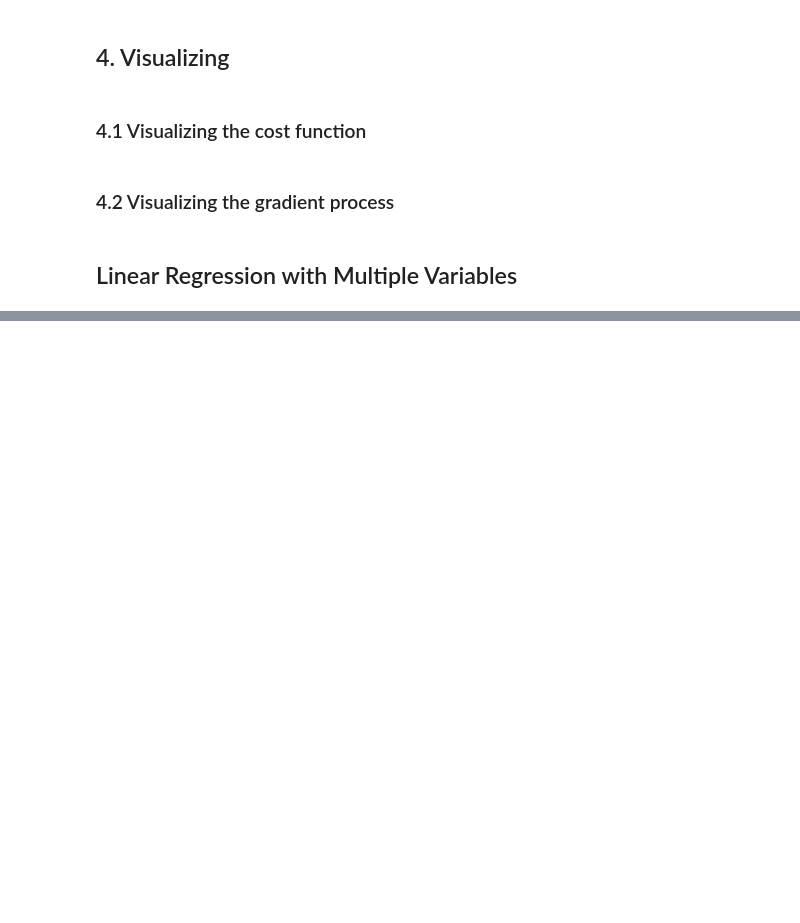
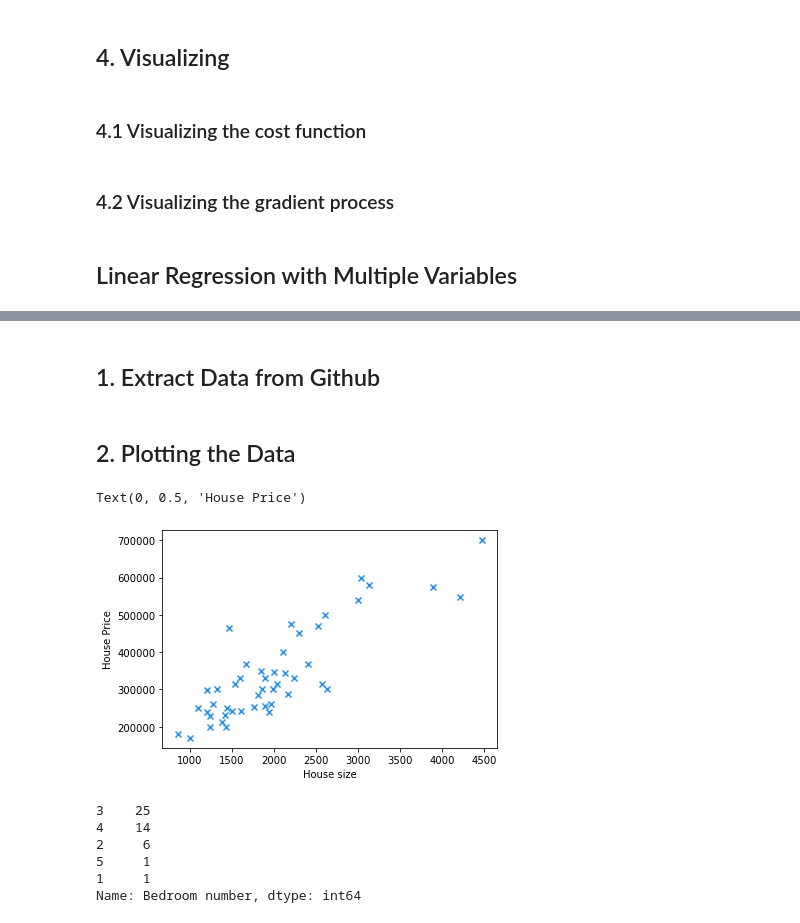
Before and after one commit to SiyuYang-s2040101/SiyuYang-1919-Coursera-ML-AndrewNg-Exercise-Python-Code, a Jupyter notebook: Programming Exercise 1 Linear Regression.ipynb, the cells around one changed output, grey strips where cells are left out. Drawn from its saved outputs; the diff is of its cells as text; code cells hidden in the pictures; blank space fills up the shorter version.

```diff
--- a/Programming Exercise 1 Linear Regression.ipynb
+++ b/Programming Exercise 1 Linear Regression.ipynb
@@ -250 +251,29 @@
 of the house.
+# %% [markdown]
+## 1. Extract Data from Github
+# %%
+url1 = 'https://raw.githubusercontent.com/SiyuYang-1919/Coursera-ML-AndrewNg-Notes/master/code/ex1-linear%20regression/ex1data2.txt'
+data1 = pd.read_csv(url1, delimiter=',', header=None)
+# %%
+lrmv = data1.rename(columns={0: 'House size(square feet)', 1: 'Bedroom number', 2: 'House Price'})
+# %% [markdown]
+## 2. Plotting the Data
+# %%
+# House size
+fig, ax = plt.subplots()
+ax.scatter(x=lrmv['House size(square feet)'], y=lrmv['House Price'], c='dodgerblue', marker='x')
+ax.set_xlabel('House size')
+ax.set_ylabel('House Price')
+# %% [output]
+Text(0, 0.5, 'House Price')
+[figure, added]
+# %%
+# Bedroom number
+lrmv['Bedroom number'].value_counts()
+# %% [output]
+3    25
+4    14
+2     6
+5     1
+1     1
+Name: Bedroom number, dtype: int64
```
Also changed, not shown: parts of 10 cells of this notebook.
